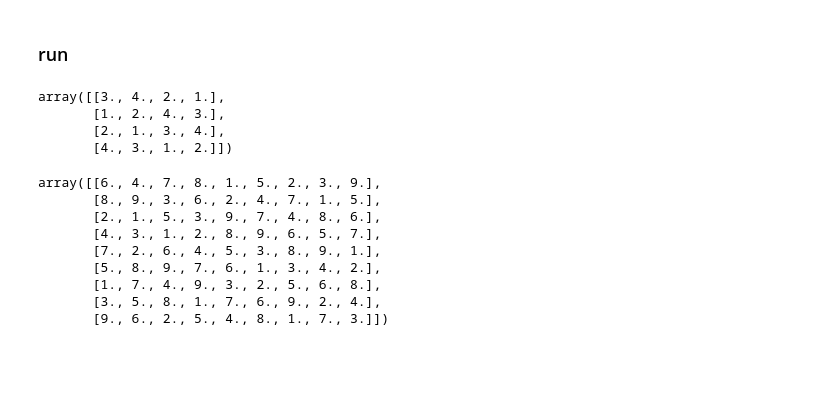
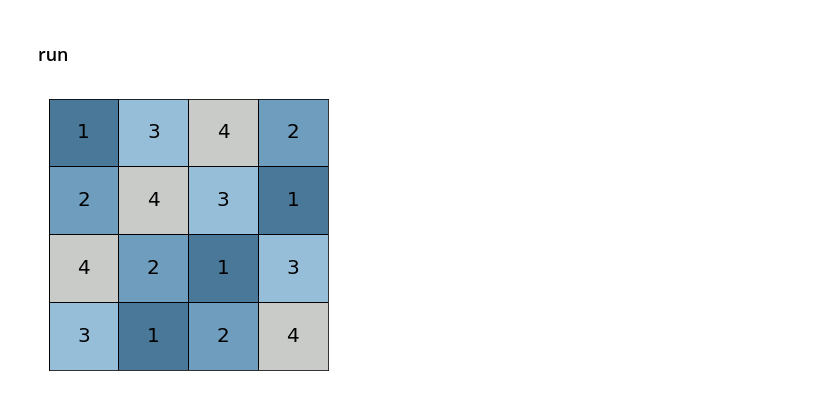
Before and after one commit to je-suis-tm/operations-research, a Jupyter notebook: sudoku.ipynb, the cells around one changed output. Saved outputs shown, nothing was run; the diff lists cells and outputs as text; code cells hidden in the pictures; blank space fills up the shorter version.

```diff
--- a/sudoku.ipynb
+++ b/sudoku.ipynb
@@ -179,6 +187,31 @@ def sudoku_ans(puzzle):
     sudoku=extract_solution(solution,num)
 
     return sudoku
+# %%
+#viz sudoku
+def viz(sudoku,colors):
+
+    ax=plt.figure(figsize=(5,5)).add_subplot(111)
+
+    #plot blocks with graph coloring
+    for latitude in range(sudoku.shape[0]):
+        for longitude in range(sudoku.shape[1]):
+            ax.add_patch(patches.Rectangle((latitude,longitude),
+                    1,1,facecolor=colors[sudoku[latitude][longitude]],
+                                           edgecolor='k',fill=True))
+
+    #show answers
+    for latitude in range(sudoku.shape[0]):
+        for longitude in range(sudoku.shape[1]):
+            plt.text(latitude+0.5,longitude+0.5,
+                     str(sudoku[latitude][longitude]),
+                     ha='center',va='center',fontsize=20)
+
+    plt.xlim((0,sudoku.shape[0]))
+    plt.ylim((0,sudoku.shape[1]))
+    plt.xticks([])
+    plt.yticks([])
+    plt.show()
 # %% [markdown]
 ### run
 # %%
@@ -187,13 +220,16 @@ easy=np.array([
 [0,0,0, 0],
 [0,1,0, 0],
 [4,0,0, 2]])
-# %%
-sudoku_ans(easy)
-# %% [output]
-array([[3., 4., 2., 1.],
-       [1., 2., 4., 3.],
-       [2., 1., 3., 4.],
-       [4., 3., 1., 2.]])
+# %%
+easy_ans=sudoku_ans(easy)
+# %%
+viz(easy_ans.astype(int),
+    {1: '#4a7899',
+ 2: '#6f9dbd',
+ 3: '#97bed9',
+ 4: '#c9cbc9'})
+# %% [output]
+[figure, added]
 # %%
 medium=np.array([
 [0,0,7, 8,0,5, 2,0,0],
@@ -205,15 +241,3 @@ medium=np.array([
 [0,7,0, 0,3,0, 0,6,0],
 [3,0,0, 1,0,6, 0,0,4],
 [0,0,2, 5,0,8, 1,0,0]])
-# %%
-sudoku_ans(medium)
-# %% [output]
-array([[6., 4., 7., 8., 1., 5., 2., 3., 9.],
-       [8., 9., 3., 6., 2., 4., 7., 1., 5.],
-       [2., 1., 5., 3., 9., 7., 4., 8., 6.],
-       [4., 3., 1., 2., 8., 9., 6., 5., 7.],
-       [7., 2., 6., 4., 5., 3., 8., 9., 1.],
-       [5., 8., 9., 7., 6., 1., 3., 4., 2.],
-       [1., 7., 4., 9., 3., 2., 5., 6., 8.],
-       [3., 5., 8., 1., 7., 6., 9., 2., 4.],
-       [9., 6., 2., 5., 4., 8., 1., 7., 3.]])
```
Also changed, not shown: parts of 7 cells of this notebook.
